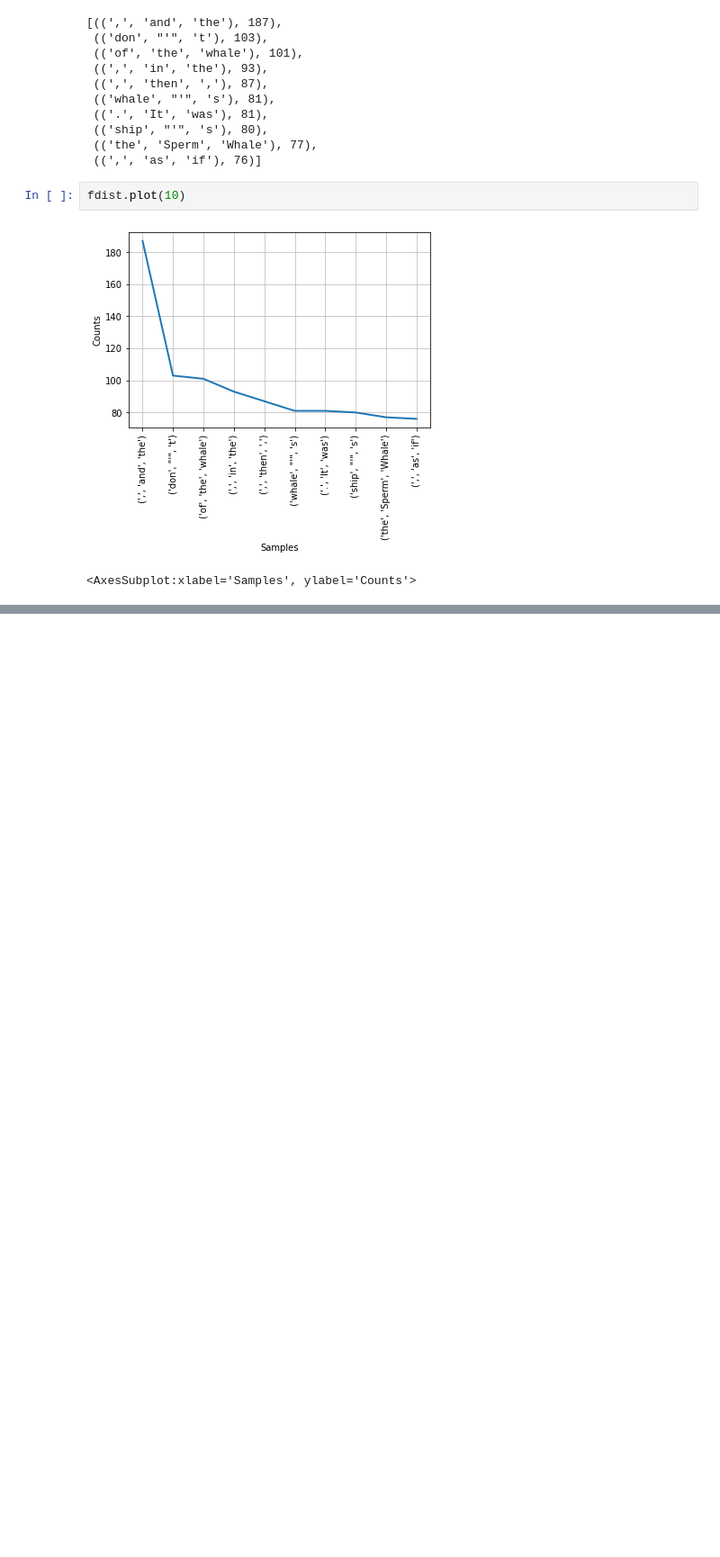
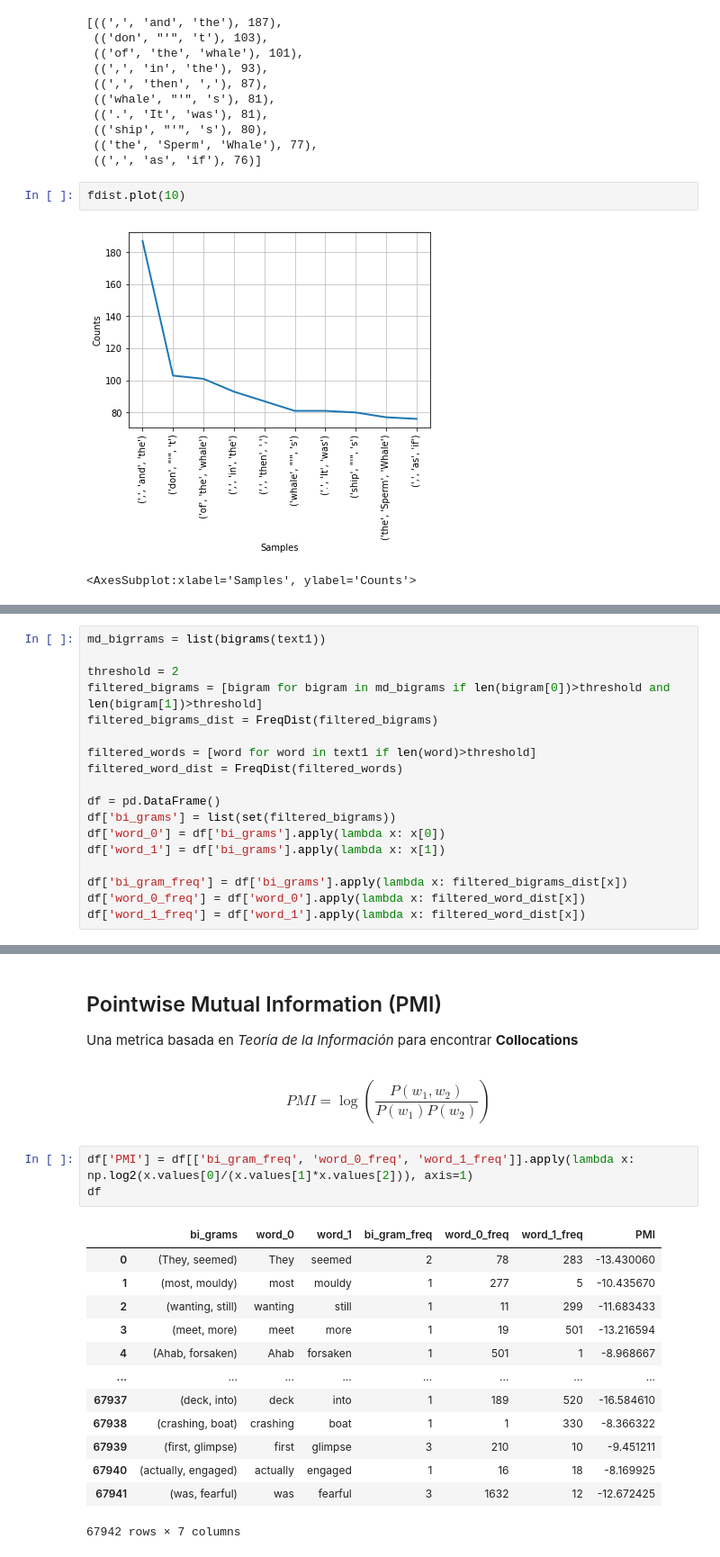
Before and after one commit to percymd/natural_language_processing, a Jupyter notebook: n-gramas.ipynb, the cells around one changed output, grey strips where cells are left out. Shown at 90% size. Cells and saved outputs as stored; diff of their text form; blank space fills up the shorter version.

Commit message:
collocations

```diff
--- a/n-gramas.ipynb
+++ b/n-gramas.ipynb
@@ -96,0 +98,18 @@ fdist.plot(10)
+# %%
+md_bigrrams = list(bigrams(text1))
+
+threshold = 2
+filtered_bigrams = [bigram for bigram in md_bigrams if len(bigram[0])>threshold and len(bigram[1])>threshold]
+filtered_bigrams_dist = FreqDist(filtered_bigrams)
+
+filtered_words = [word for word in text1 if len(word)>threshold]
+filtered_word_dist = FreqDist(filtered_words)
+
+df = pd.DataFrame()
+df['bi_grams'] = list(set(filtered_bigrams))
+df['word_0'] = df['bi_grams'].apply(lambda x: x[0])
+df['word_1'] = df['bi_grams'].apply(lambda x: x[1])
+
+df['bi_gram_freq'] = df['bi_grams'].apply(lambda x: filtered_bigrams_dist[x])
+df['word_0_freq'] = df['word_0'].apply(lambda x: filtered_word_dist[x])
+df['word_1_freq'] = df['word_1'].apply(lambda x: filtered_word_dist[x])
@@ -96,0 +132,24 @@ fdist.plot(10)
+# %% [markdown]
+## Pointwise Mutual Information (PMI)
+Una metrica basada en *Teoría de la Información* para encontrar **Collocations**
+# %% [markdown]
+\begin{equation}
+    PMI = \log\left(\dfrac{P(w_{1},w_{2})}{P(w_{1}) P(w_{2})}\right)
+\end{equation}
+# %%
+df['PMI'] = df[['bi_gram_freq', 'word_0_freq', 'word_1_freq']].apply(lambda x: np.log2(x.values[0]/(x.values[1]*x.values[2])), axis=1)
+df
+# %% [output]
+|  | bi_grams | word_0 | word_1 | bi_gram_freq | word_0_freq | word_1_freq | PMI |
+| 0 | (They, seemed) | They | seemed | 2 | 78 | 283 | -13.430060 |
+| 1 | (most, mouldy) | most | mouldy | 1 | 277 | 5 | -10.435670 |
+| 2 | (wanting, still) | wanting | still | 1 | 11 | 299 | -11.683433 |
+| 3 | (meet, more) | meet | more | 1 | 19 | 501 | -13.216594 |
+| 4 | (Ahab, forsaken) | Ahab | forsaken | 1 | 501 | 1 | -8.968667 |
+| ... | ... | ... | ... | ... | ... | ... | ... |
+| 67937 | (deck, into) | deck | into | 1 | 189 | 520 | -16.584610 |
+| 67938 | (crashing, boat) | crashing | boat | 1 | 1 | 330 | -8.366322 |
+| 67939 | (first, glimpse) | first | glimpse | 3 | 210 | 10 | -9.451211 |
+| 67940 | (actually, engaged) | actually | engaged | 1 | 16 | 18 | -8.169925 |
+| 67941 | (was, fearful) | was | fearful | 3 | 1632 | 12 | -12.672425 |
+67942 rows × 7 columns
```
Also changed, not shown: parts of 4 cells of this notebook.
